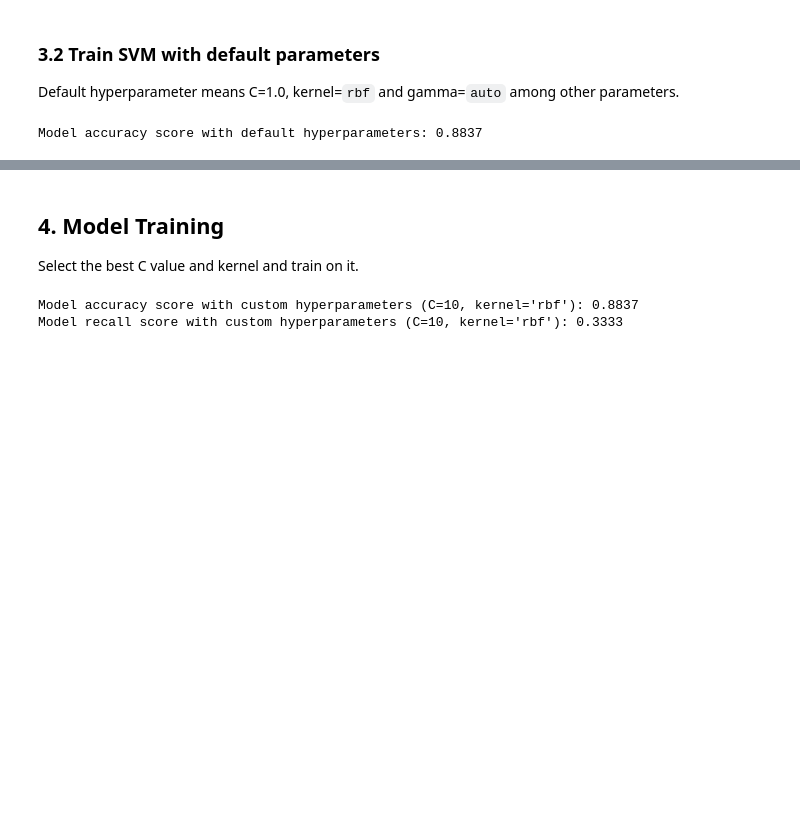
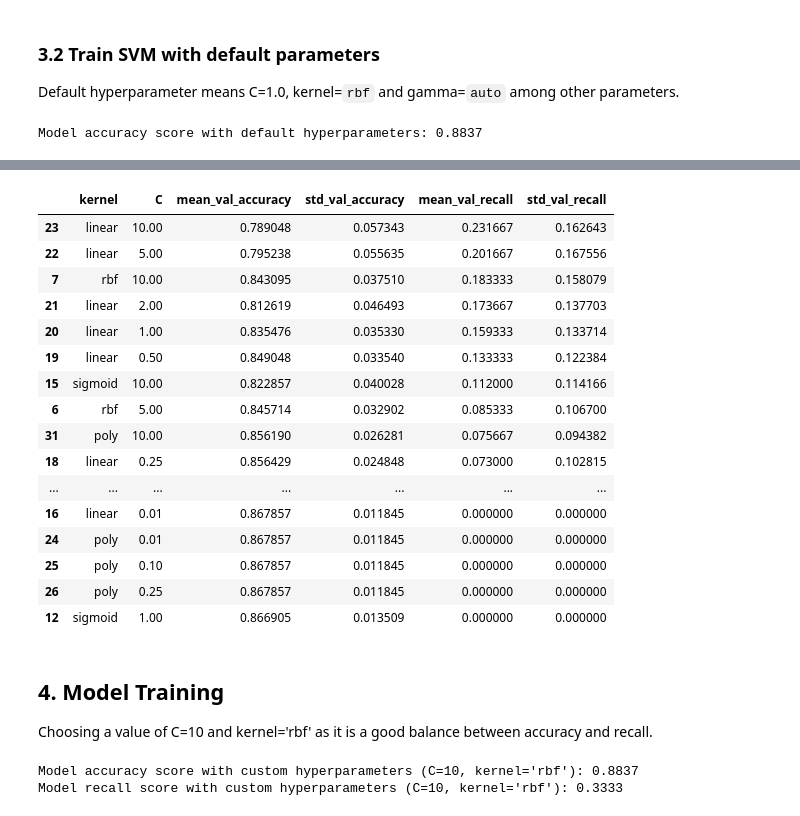
Before and after one commit to michael-vella/ics5110-assignment, a Jupyter notebook: notebooks/final/3a_SVM_MVELLA.ipynb, the cells around one changed output, grey strips where cells are left out. Saved outputs shown, nothing was run; the diff lists cells and outputs as text; code cells hidden in the pictures; blank space fills up the shorter version.

```diff
--- a/notebooks/final/3a_SVM_MVELLA.ipynb
+++ b/notebooks/final/3a_SVM_MVELLA.ipynb
@@ -377,14 +336,0 @@ print(results_df)
-# %%
-plt.figure(figsize=(10, 6))
-
-for kernel in kernels:
-    subset = results_df[results_df["kernel"] == kernel]
-    plt.plot(subset["C"], subset["accuracy"], marker='o', label=kernel)
-
-plt.xscale("log")  # very useful for C
-plt.xlabel("C (Regularisation)")
-plt.ylabel("Accuracy")
-plt.title("SVM Performance for Different Kernels and C Values (Accuracy)")
-plt.legend()
-plt.grid(True)
-plt.show()
@@ -420,0 +337,46 @@ plt.show()
+# %%
+kernels = ["rbf", "sigmoid", "linear", "poly"]
+regularisation = [0.01, 0.1, 0.25, 0.5, 1.0, 2.0, 5.0, 10.0]
+
+n_repeats = 100
+val_size = 0.25   # 80% → 60/20/20 overall
+
+rows = []
+
+for kernel in kernels:
+    print("Evaluating kernel:", kernel)
+    for C in regularisation:
+        accs, recalls = [], []
+
+        for seed in range(n_repeats):
+            X_tr, X_val, y_tr, y_val = train_test_split(
+                X_train, y_train,
+                test_size=val_size,
+                random_state=seed,
+                stratify=y_train
+            )
+
+            model = SVC(C=C, kernel=kernel)
+            model.fit(X_tr, y_tr)
+
+            y_val_pred = model.predict(X_val)
+
+            accs.append(accuracy_score(y_val, y_val_pred))
+            recalls.append(recall_score(y_val, y_val_pred, pos_label=1))
+
+        rows.append({
+            "kernel": kernel,
+            "C": C,
+            "mean_val_accuracy": np.mean(accs),
+            "std_val_accuracy": np.std(accs),
+            "mean_val_recall": np.mean(recalls),
+            "std_val_recall": np.std(recalls),
+        })
+
+results_df = pd.DataFrame(rows).sort_values(
+    by=["mean_val_recall", "mean_val_accuracy"],
+    ascending=False
+)
+
+results_df
+# %% [output]
@@ -421,7 +387,24 @@ plt.show()
+|  | kernel | C | mean_val_accuracy | std_val_accuracy | mean_val_recall | std_val_recall |
+| 23 | linear | 10.00 | 0.789048 | 0.057343 | 0.231667 | 0.162643 |
+| 22 | linear | 5.00 | 0.795238 | 0.055635 | 0.201667 | 0.167556 |
+| 7 | rbf | 10.00 | 0.843095 | 0.037510 | 0.183333 | 0.158079 |
+| 21 | linear | 2.00 | 0.812619 | 0.046493 | 0.173667 | 0.137703 |
+| 20 | linear | 1.00 | 0.835476 | 0.035330 | 0.159333 | 0.133714 |
+| 19 | linear | 0.50 | 0.849048 | 0.033540 | 0.133333 | 0.122384 |
+| 15 | sigmoid | 10.00 | 0.822857 | 0.040028 | 0.112000 | 0.114166 |
+| 6 | rbf | 5.00 | 0.845714 | 0.032902 | 0.085333 | 0.106700 |
+| 31 | poly | 10.00 | 0.856190 | 0.026281 | 0.075667 | 0.094382 |
+| 18 | linear | 0.25 | 0.856429 | 0.024848 | 0.073000 | 0.102815 |
+| ... | ... | ... | ... | ... | ... | ... |
+| 16 | linear | 0.01 | 0.867857 | 0.011845 | 0.000000 | 0.000000 |
+| 24 | poly | 0.01 | 0.867857 | 0.011845 | 0.000000 | 0.000000 |
+| 25 | poly | 0.10 | 0.867857 | 0.011845 | 0.000000 | 0.000000 |
+| 26 | poly | 0.25 | 0.867857 | 0.011845 | 0.000000 | 0.000000 |
+| 12 | sigmoid | 1.00 | 0.866905 | 0.013509 | 0.000000 | 0.000000 |
 # %% [markdown]
 ## 4. Model Training
 
-Select the best C value and kernel and train on it.
+Choosing a value of C=10 and kernel='rbf' as it is a good balance between accuracy and recall.
 # %%
 svc=SVC(C=10, kernel='rbf')
 svc.fit(X_train,y_train)
```
Also changed, not shown: parts of 6 cells of this notebook.
